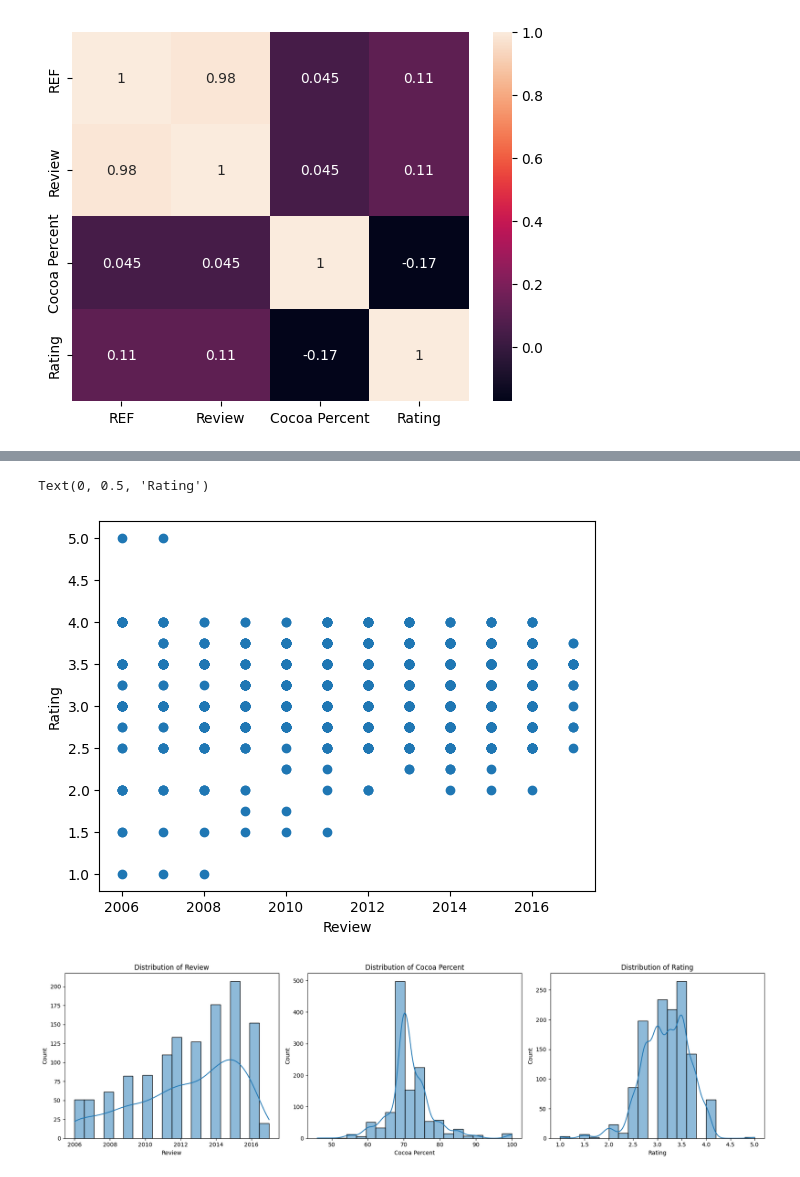
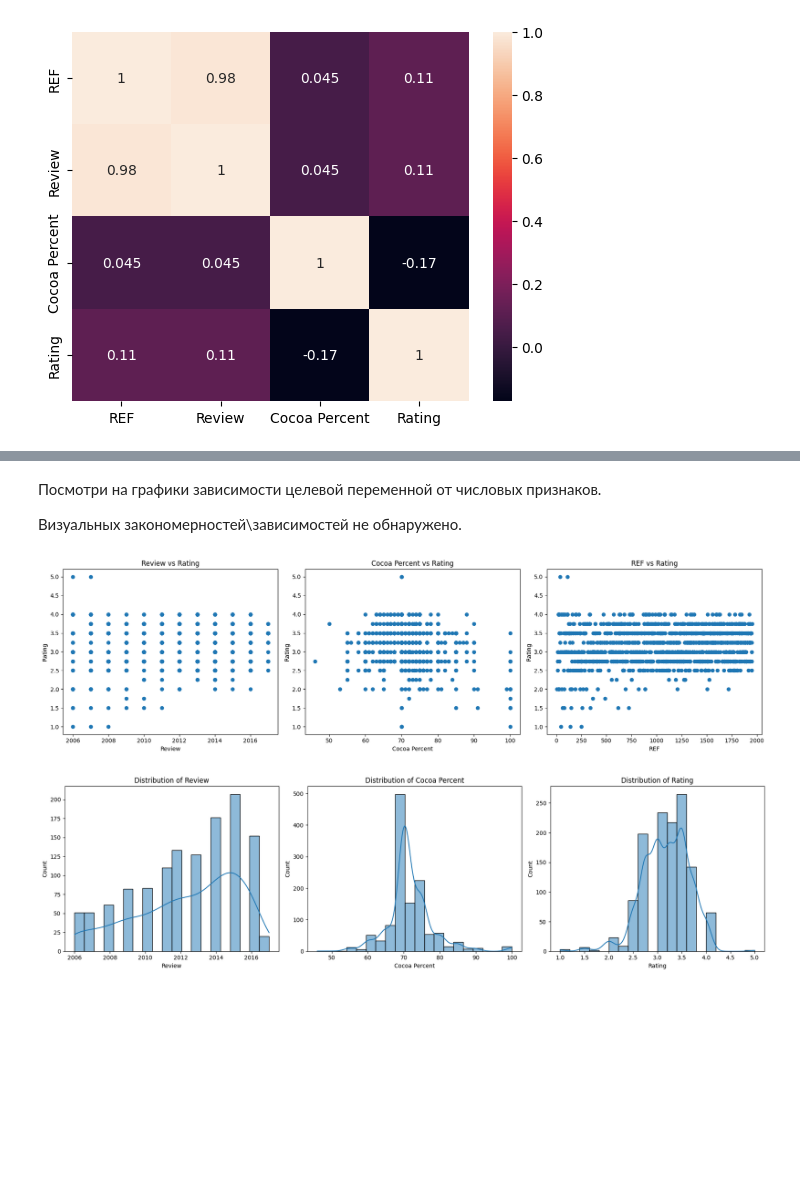
Before and after one commit to PolyakovMA/chocolate-review, a Jupyter notebook: Chocolate_reviews.ipynb, the cells around one changed output, grey strips where cells are left out. Drawn from its saved outputs; the diff is of its cells as text; code cells hidden in the pictures; blank space fills up the shorter version.

```diff
--- a/Chocolate_reviews.ipynb
+++ b/Chocolate_reviews.ipynb
@@ -203,10 +200,21 @@ Text(0, 0.5, 'Rating')
-# %%
-plt.scatter(numerical['Review'], numerical['Rating'])
-plt.xlabel('Review')
-plt.ylabel('Rating')
-# %% [output]
-Text(0, 0.5, 'Rating')
-[figure, removed]
+# %% [markdown]
+Посмотри на графики зависимости целевой переменной от числовых признаков.
+
+Визуальных закономерностей\зависимостей не обнаружено.
+# %%
+fig, axes = plt.subplots(1, 3, figsize=(18, 5))
+features = ['Review', 'Cocoa Percent', 'REF']
+
+for i, f in enumerate(features):
+    axes[i].scatter(numerical[f], numerical['Rating'])
+    axes[i].set_title(f'{f} vs Rating')
+    axes[i].set_xlabel(f)
+    axes[i].set_ylabel('Rating')
+
+plt.tight_layout()
+plt.show()
+# %% [output]
+[figure, added]
 # %%
 fig, axes = plt.subplots(1, 3, figsize=(18, 5))
 features = ['Review', 'Cocoa Percent', 'Rating']
```
Also changed, not shown: parts of 3 cells of this notebook.
